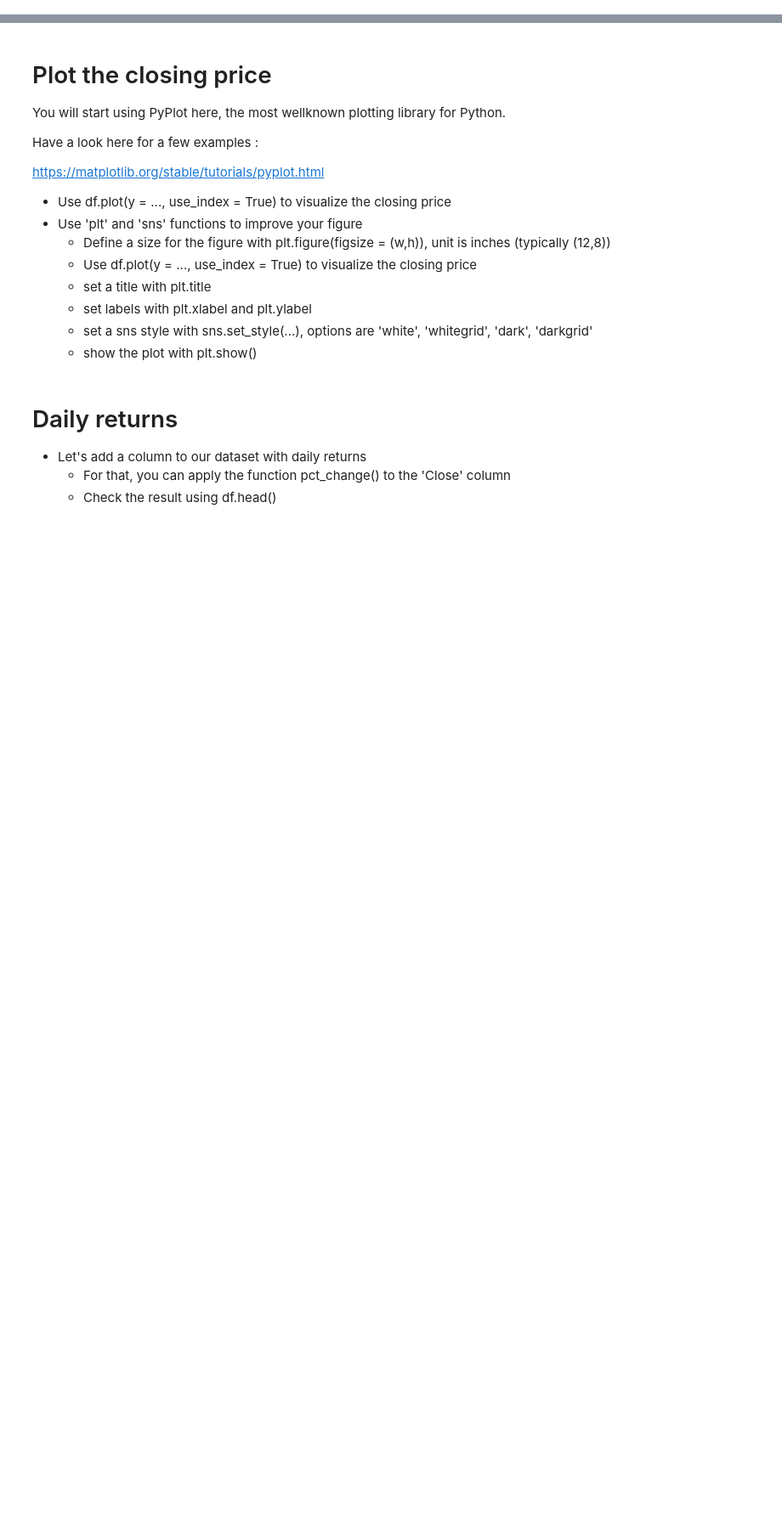
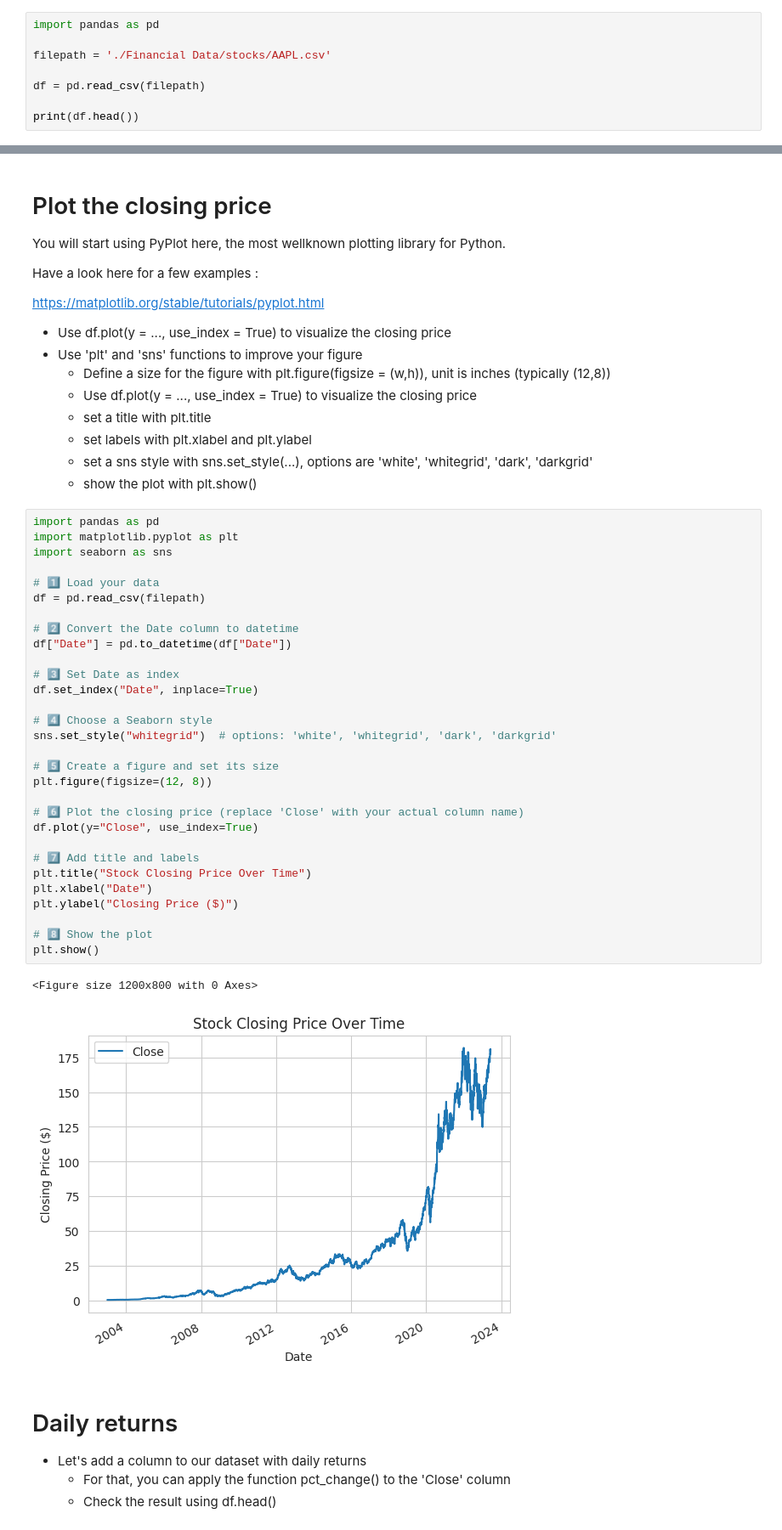
Before and after one commit to joezaarour/Repo1, a Jupyter notebook: lab2.ipynb, the cells around one changed output, grey strips where cells are left out. Shown at 85% size. Drawn from its saved outputs; the diff is of its cells as text; blank space fills up the shorter version.

```diff
--- a/lab2.ipynb
+++ b/lab2.ipynb
@@ -38,3 +80,11 @@ Pandas is very well documented, check here for a complete User Guide :
 https://pandas.pydata.org/docs/user_guide/index.html
 
 * Choose one stock file and open it as a DataFrame using the method pd.read_csv(filepath)
+# %%
+import pandas as pd
+
+filepath = './Financial Data/stocks/AAPL.csv'
+
+df = pd.read_csv(filepath)
+
+print(df.head())
@@ -61,6 +167,39 @@ https://matplotlib.org/stable/tutorials/pyplot.html
     * set labels with plt.xlabel and plt.ylabel
     * set a sns style with sns.set_style(...), options are 'white', 'whitegrid', 'dark', 'darkgrid'
     * show the plot with plt.show()
+# %%
+import pandas as pd
+import matplotlib.pyplot as plt
+import seaborn as sns
+
+# 1️⃣ Load your data
+df = pd.read_csv(filepath)
+
+# 2️⃣ Convert the Date column to datetime
+df["Date"] = pd.to_datetime(df["Date"])
+
+# 3️⃣ Set Date as index
+df.set_index("Date", inplace=True)
+
+# 4️⃣ Choose a Seaborn style
+sns.set_style("whitegrid")  # options: 'white', 'whitegrid', 'dark', 'darkgrid'
+
+# 5️⃣ Create a figure and set its size
+plt.figure(figsize=(12, 8))
+
+# 6️⃣ Plot the closing price (replace 'Close' with your actual column name)
+df.plot(y="Close", use_index=True)
+
+# 7️⃣ Add title and labels
+plt.title("Stock Closing Price Over Time")
+plt.xlabel("Date")
+plt.ylabel("Closing Price ($)")
+
+# 8️⃣ Show the plot
+plt.show()
+# %% [output]
+<Figure size 1200x800 with 0 Axes>
+[figure, added]
 # %% [markdown]
 # Daily returns
 * Let's add a column to our dataset with daily returns
```
Also changed, not shown: parts of 11 cells of this notebook.
